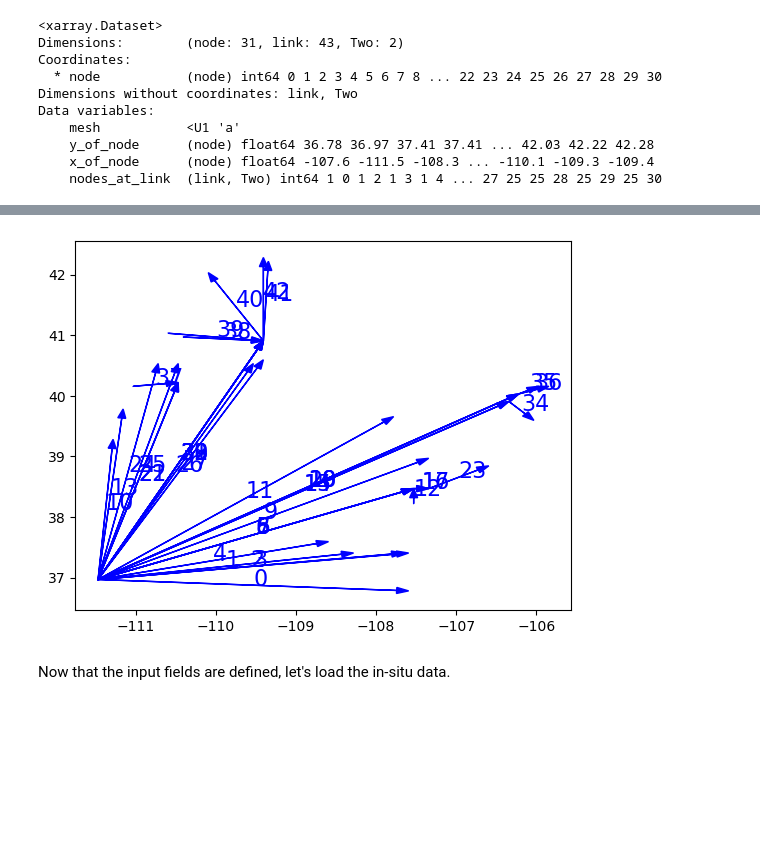
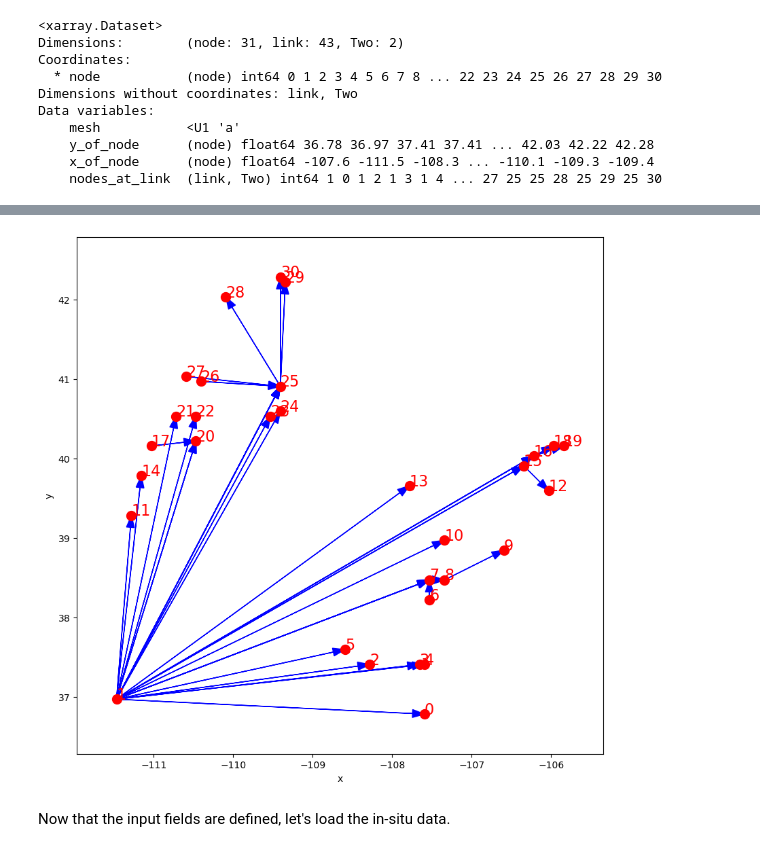
Before and after one commit to pritamd47/ReservoirNetwork, a Jupyter notebook: notebooks/Regulation.ipynb, the cells around one changed output, grey strips where cells are left out. Saved outputs shown, nothing was run; the diff lists cells and outputs as text; code cells hidden in the pictures; blank space fills up the shorter version.

```diff
--- a/notebooks/Regulation.ipynb
+++ b/notebooks/Regulation.ipynb
@@ -56,7 +56,7 @@ nmg.add_field(
 );
 # %%
 # set constant values for stream properties for now
-HYDRAULIC_RADIUS = 60.0 # m
+HYDRAULIC_RADIUS = 30.0 # m
 MANNINGS_N = 0.001 # -
 # %%
 # initialize fields
@@ -111,10 +111,14 @@ nmg.add_field(
 );
 # %%
 from landlab.plot.graph import plot_graph, plot_links
+import matplotlib.pyplot as plt
 
-plot_links(nmg, as_arrow=True) # looks like the link directions are messed up...
+f, ax = plt.subplots(figsize=(10, 10))
+
+plot_links(nmg, as_arrow=True, with_id=False) # looks like the link directions are messed up...
+plot_graph(nmg, "node", with_id=True)
 # %% [output]
-[figure, old version]
+[figure, new version]
 # %%
 # creating own slope calculation function, landlab's calc_grad uses default
 # generated length which doesn't work in this case, so have to generate own lengths (get it from generated reservoir network)
```
Also changed, not shown: parts of 9 cells of this notebook.
